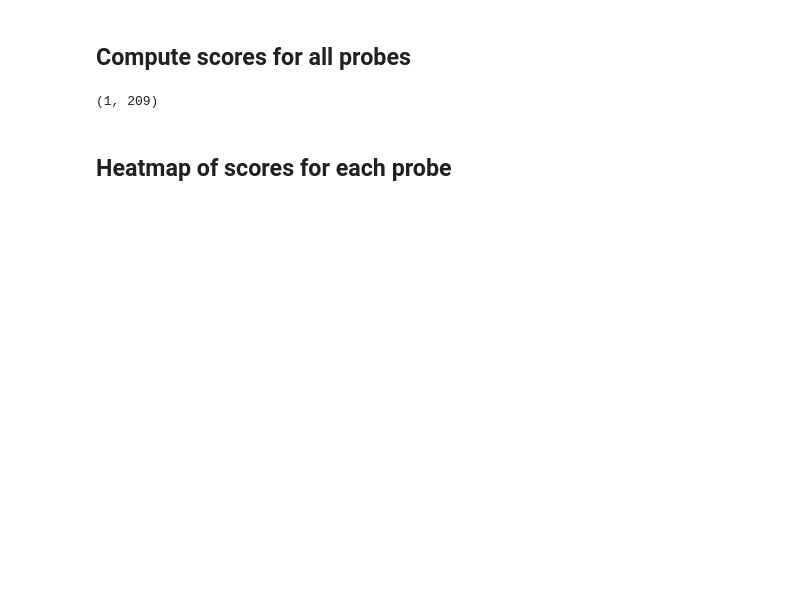
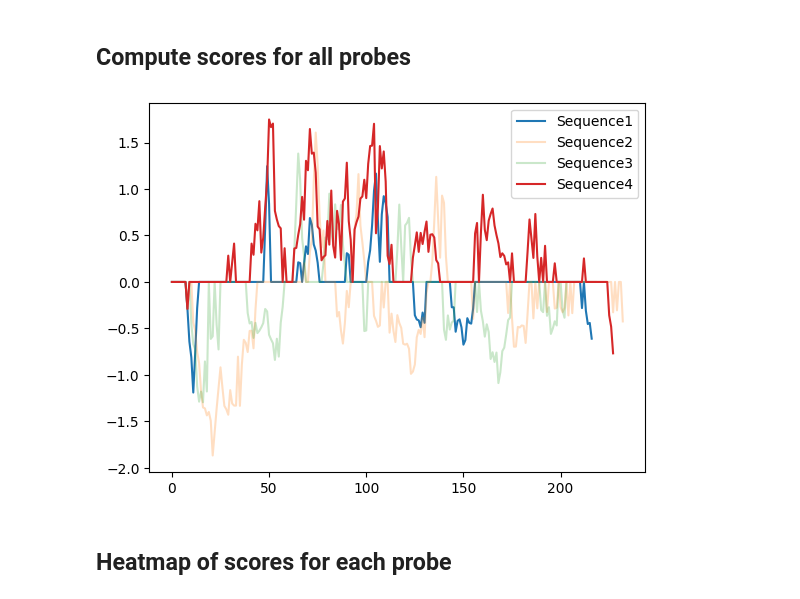
Before and after one commit to gboxo/Zym_SAEs, a Jupyter notebook: experiments/Detect Synth Probing/n_sequences.ipynb, the cells around one changed output. Saved outputs shown, nothing was run; the diff lists cells and outputs as text; code cells hidden in the pictures; blank space fills up the shorter version.

```diff
--- a/experiments/Detect Synth Probing/n_sequences.ipynb
+++ b/experiments/Detect Synth Probing/n_sequences.ipynb
@@ -169,7 +172,13 @@ for i, coef in enumerate(coefs):
-# %%
-score.shape
-# %% [output]
-(1, 209)
+# %%
+
+plt.plot(scores_per_probe[4][0], label = "Sequence1", alpha = 1)
+plt.plot(scores_per_probe[4][1], label = "Sequence2", alpha = 0.25)
+plt.plot(scores_per_probe[4][2], label = "Sequence3", alpha = 0.25)
+plt.plot(scores_per_probe[4][3], label = "Sequence4", alpha = 1)
+plt.legend()
+plt.show()
+# %% [output]
+[figure, added]
 # %% [markdown]
 ## Heatmap of scores for each probe
 # %%
```
Also changed, not shown: parts of 5 cells of this notebook, 4 other files.
